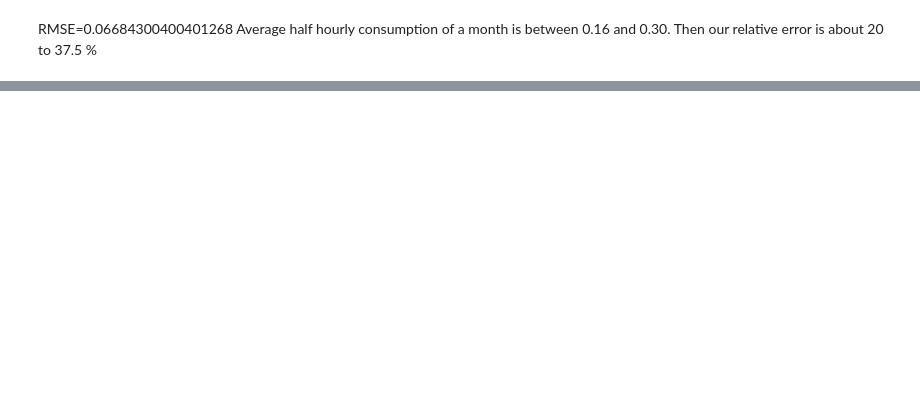
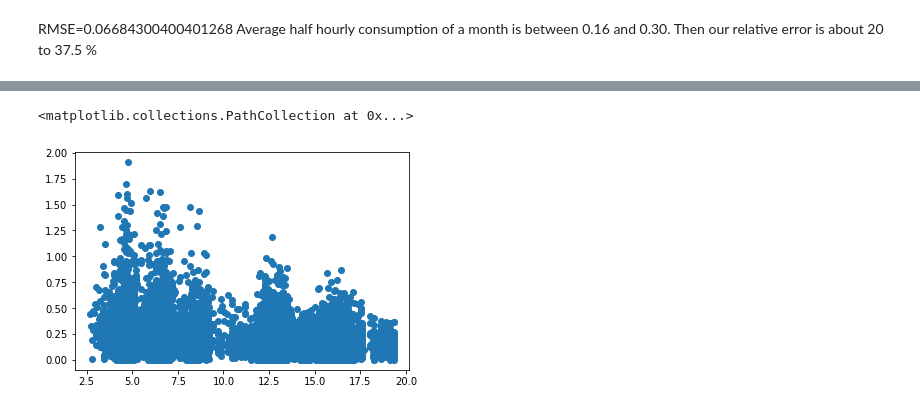
Before and after one commit to Dubspergensoep/Project_ML_En_Consump, a Jupyter notebook: Simple_Models.ipynb, the cells around one changed output, grey strips where cells are left out. Saved outputs shown, nothing was run; the diff lists cells and outputs as text; code cells hidden in the pictures; blank space fills up the shorter version.

```diff
--- a/Simple_Models.ipynb
+++ b/Simple_Models.ipynb
@@ -183,0 +297,4 @@ Average half hourly consumption of a month is between 0.16 and 0.30. Then our re
+# %%
+for i in range(1,df.shape[0]):
+    if df.loc[:,"meter_id"][i]!=weather_avg.loc[:,"meter_id"][i]:
+        print("Meter id not equal at index %i" %i)
@@ -183,0 +323,38 @@ Average half hourly consumption of a month is between 0.16 and 0.30. Then our re
+# %%
+temps=[]
+temps_min=[]
+temps_max=[]
+En_con=[]
+month_arr=[]
+
+NaN_t=1200
+
+#for i in range(0,df.shape[0]):
+
+for i in range(0,df.shape[0]):
+    #load rows
+    meter=df.iloc[i]
+    meterid=df.loc[:,"meter_id"][i]
+    row_wa=weather_avg.loc[weather_avg['meter_id'] == meterid] #finds rown corresponding to the meter id
+    row_wm=weather_min.loc[weather_min['meter_id'] == meterid]
+    row_wM=weather_max.loc[weather_max['meter_id'] == meterid]
+
+    # loop over all months
+    for m in range (1,13):
+        ind_b,ind_e=get_monthi(m)               #get index of beginning and end of month
+        month=meter[ind_b:ind_e]
+
+        # Check if months has numeric values
+        n_NaN=month.isnull().sum() #Number of NaN's
+        if n_NaN<NaN_t:
+            temps.append(get_mean_temp(row_wa,m))
+            temps_min.append(get_mean_temp(row_wm,m))
+            temps_max.append(get_mean_temp(row_wM,m))
+            En_con.append(month.mean())
+            month_arr.append(m)
+# %%
+nptemps=np.array(temps)
+nptemps_min=np.array(temps_min)
+nptemps_max=np.array(temps_max)
+npEn_con=np.array(En_con)
+npmonth_arr=np.array(month_arr)
@@ -183,0 +375,5 @@ Average half hourly consumption of a month is between 0.16 and 0.30. Then our re
+# %%
+plt.scatter(nptemps,npEn_con)
+# %% [output]
+<matplotlib.collections.PathCollection at 0x...>
+[figure, added]
```
Also changed, not shown: parts of 53 cells of this notebook.
